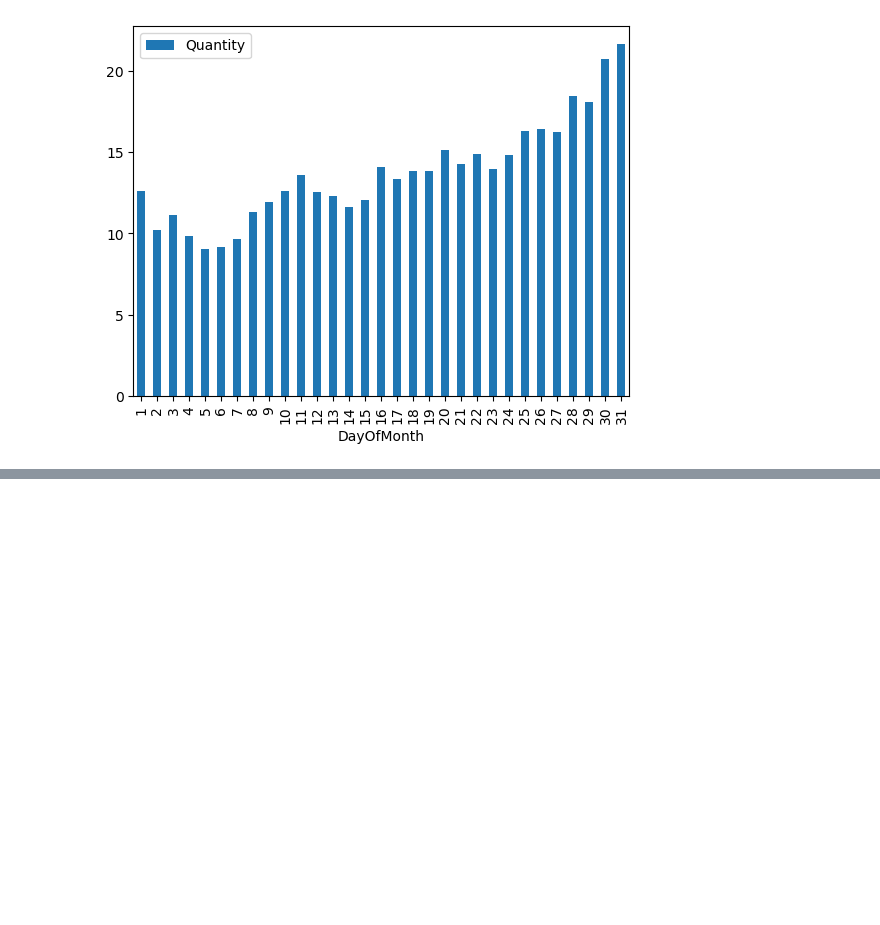
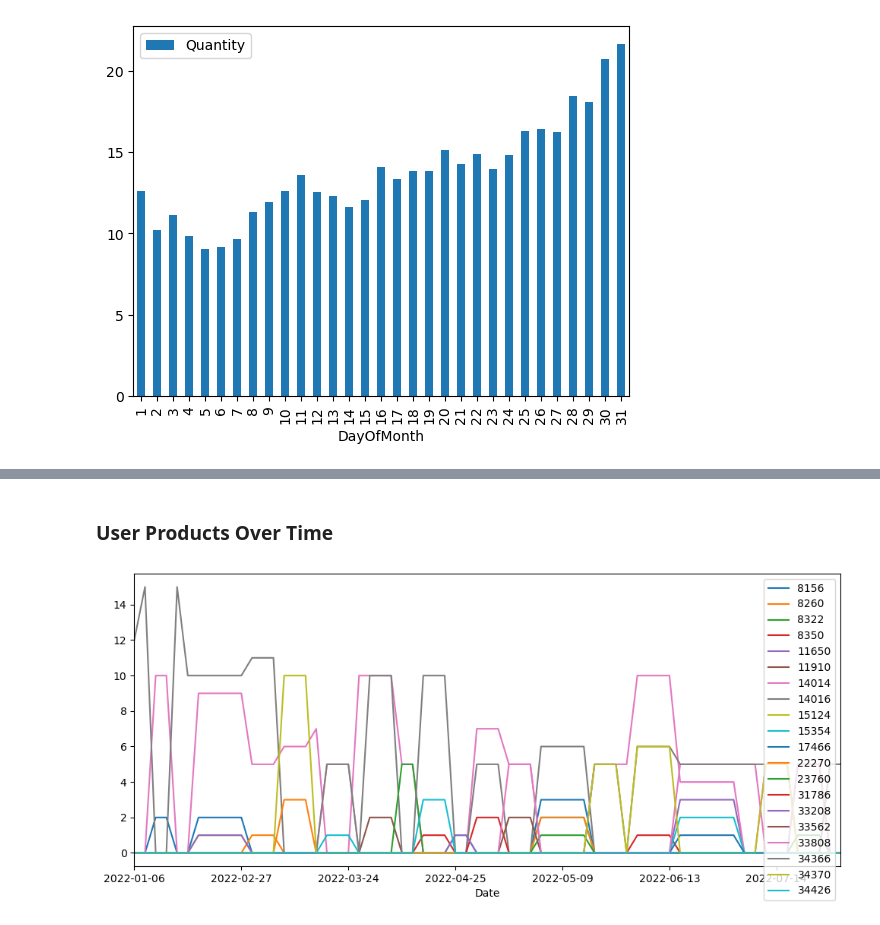
Before and after one commit to EliuthLoga/ABInBevAnalytics, a Jupyter notebook: com/analitics/DataDescriptionReport.ipynb, the cells around one changed output, grey strips where cells are left out. Cells and saved outputs as stored; diff of their text form; code cells hidden in the pictures; blank space fills up the shorter version.

```diff
--- a/com/analitics/DataDescriptionReport.ipynb
+++ b/com/analitics/DataDescriptionReport.ipynb
@@ -307,0 +355,8 @@ quantity_per_day_month_df.sort_values(by=[DAY_OF_MONTH], axis=0, ascending=True)
+# %% [markdown]
+### User Products Over Time
+# %%
+user_dada_df = user_df[[DATE, PRODUCT_ID, QUANTITY]]
+user_sales_df = util.transactions_per_day_df(user_dada_df)
+user_sales_df.plot(figsize=(12,5)).autoscale(axis="x",tight=True)
+# %% [output]
+[figure, added]
```
Also changed, not shown: parts of 22 cells of this notebook.
